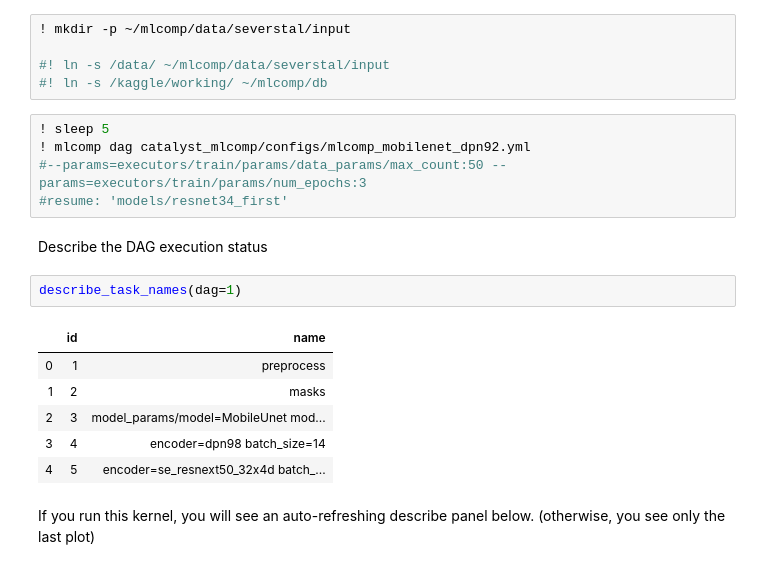
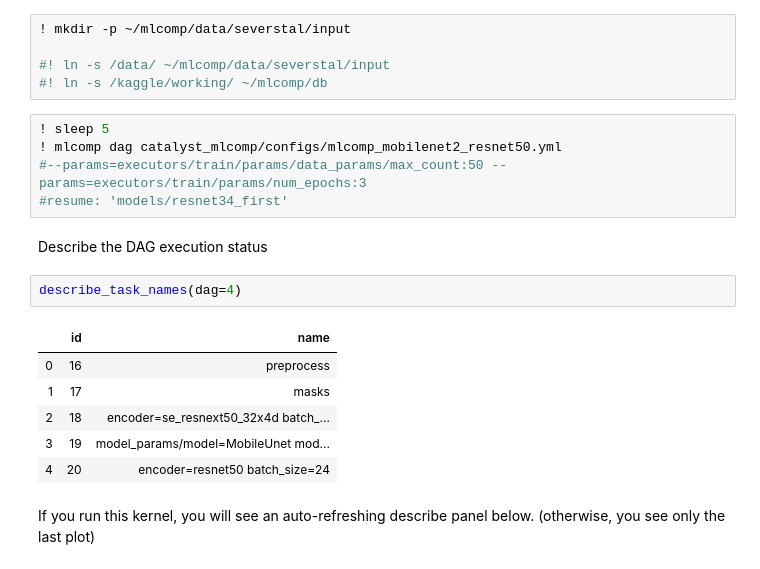
Before and after one commit to CozyDoomer/steel-defect-detection, a Jupyter notebook: mlcomp_catalyst_train.ipynb, the cells around one changed output. Drawn from its saved outputs; the diff is of its cells as text.

```diff
--- a/mlcomp_catalyst_train.ipynb
+++ b/mlcomp_catalyst_train.ipynb
@@ -148,20 +148,20 @@ Start DAG
 #! ln -s /kaggle/working/ ~/mlcomp/db
 # %%
 ! sleep 5
-! mlcomp dag catalyst_mlcomp/configs/mlcomp_mobilenet_dpn92.yml
+! mlcomp dag catalyst_mlcomp/configs/mlcomp_mobilenet2_resnet50.yml
 #--params=executors/train/params/data_params/max_count:50 --params=executors/train/params/num_epochs:3
 #resume: 'models/resnet34_first'
 # %% [markdown]
 Describe the DAG execution status
 # %%
-describe_task_names(dag=1)
+describe_task_names(dag=4)
 # %% [output]
 |  | id | name |
-| 0 | 1 | preprocess |
-| 1 | 2 | masks |
-| 2 | 3 | model_params/model=MobileUnet mod... |
-| 3 | 4 | encoder=dpn98 batch_size=14 |
-| 4 | 5 | encoder=se_resnext50_32x4d batch_... |
+| 0 | 16 | preprocess |
+| 1 | 17 | masks |
+| 2 | 18 | encoder=se_resnext50_32x4d batch_... |
+| 3 | 19 | model_params/model=MobileUnet mod... |
+| 4 | 20 | encoder=resnet50 batch_size=24 |
 # %% [markdown]
 If you run this kernel, you will see an auto-refreshing describe panel below. (otherwise, you see only the last plot)
 # %%
```
Also changed, not shown: parts of 4 cells of this notebook, 6 other files.
